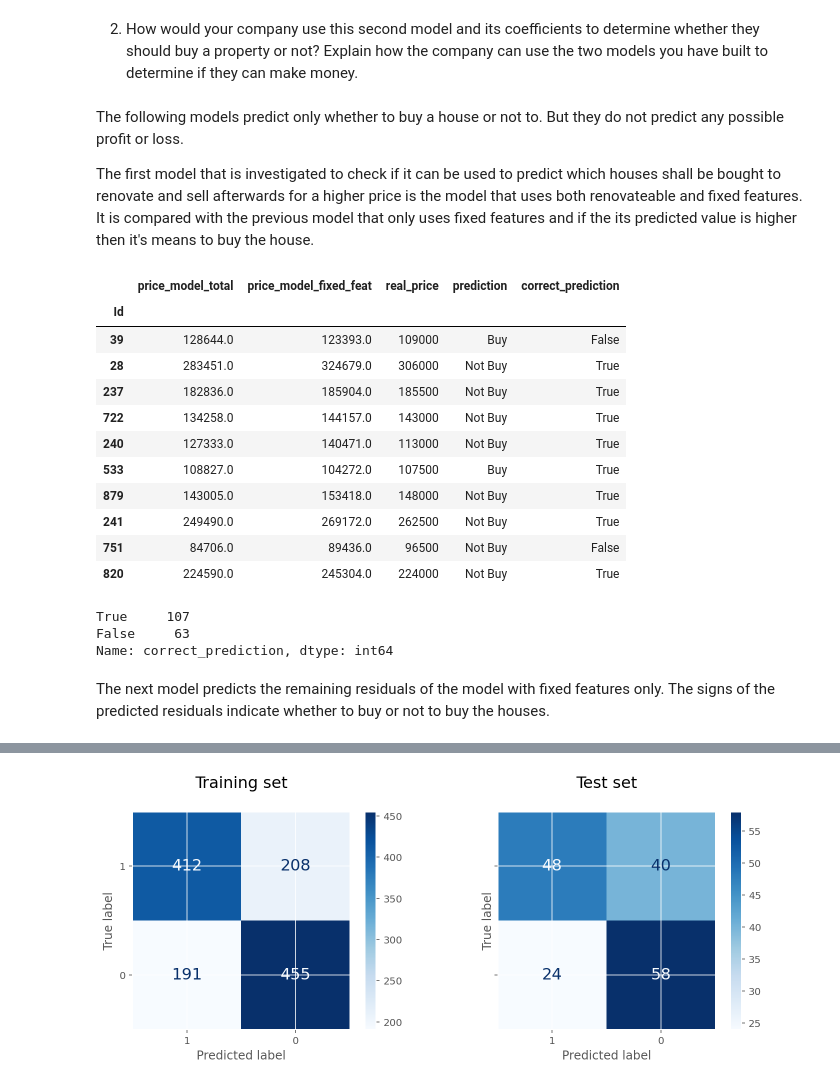
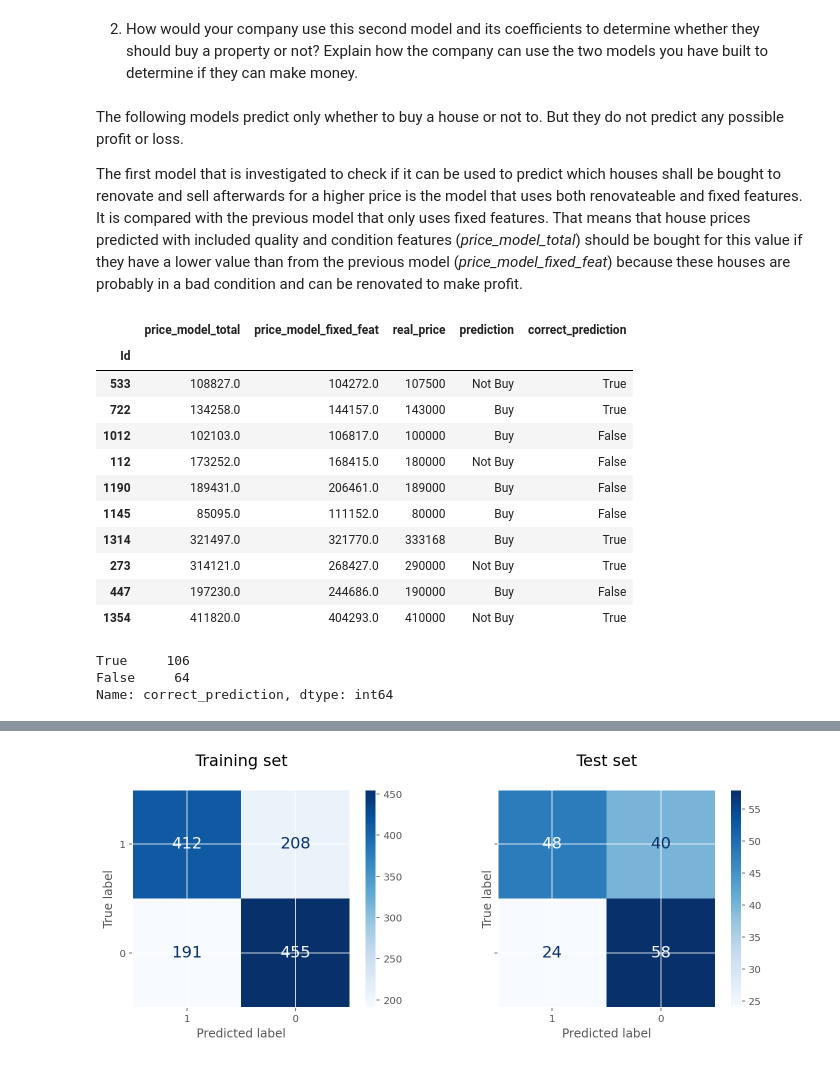
Before and after one commit to androi7/ds-mini-projects, a Jupyter notebook: House-Prices/House_Prices.ipynb, the cells around one changed output, grey strips where cells are left out. Saved outputs shown, nothing was run; the diff lists cells and outputs as text; code cells hidden in the pictures.

```diff
--- a/House-Prices/House_Prices.ipynb
+++ b/House-Prices/House_Prices.ipynb
@@ -1655,32 +1655,34 @@ cross_val_score(model_lr, X_test_renovate, y_test_renovate_cl, cv=5).mean()
 # %% [markdown]
 The following models predict only whether to buy a house or not to. But they do not predict any possible profit or loss.
 
-The first model that is investigated to check if it can be used to predict which houses shall be bought to renovate and sell afterwards for a higher price is the model that uses both renovateable and fixed features. It is compared with the previous model that only uses fixed features and if the its predicted value is higher then it's means to buy the house.
+The first model that is investigated to check if it can be used to predict which houses shall be bought to renovate and sell afterwards for a higher price is the model that uses both renovateable and fixed features. It is compared with the previous model that only uses fixed features. That means that house prices predicted with included quality and condition features (*price_model_total*) should be bought for this value if they have a lower value than from the previous model (*price_model_fixed_feat*) because these houses are probably in a bad condition and can be renovated to make profit.
 # %%
 model_1 = pd.DataFrame({'price_model_total': np.round(np.exp(model_ridge_cv.predict(X_test_all))),
                         'price_model_fixed_feat': np.round(model_grd_boosting.predict(X_test)),
                         'real_price': y_test,
-                        'prediction': np.where(np.exp(model_ridge_cv.predict(X_test_all)) > model_grd_boosting.predict(X_test), 'Buy', 'Not Buy')})
-model_1['correct_prediction'] = model_1.apply(lambda col: col[3] == 'Buy' and col[1] < col[2] or col[3] == 'Not Buy' and col[2] < col[1], axis=1)
+                        'prediction': np.where(np.exp(model_ridge_cv.predict(X_test_all)) < model_grd_boosting.predict(X_test), 'Buy', 'Not Buy')})  # exponential, because y values used log for training the model
+model_1['correct_prediction'] = model_1.apply(lambda col: col['prediction'] == 'Buy'
+                                                          and col['price_model_total'] < col['real_price']
+                                                          or col['prediction'] == 'Not Buy'
+                                                          and col['real_price'] < col['price_model_total'],
+                                              axis=1)
 model_1.sample(10)
 # %% [output]
 |  | price_model_total | price_model_fixed_feat | real_price | prediction | correct_prediction |
 | Id |  |  |  |  |  |
-| 39 | 128644.0 | 123393.0 | 109000 | Buy | False |
-| 28 | 283451.0 | 324679.0 | 306000 | Not Buy | True |
-| 237 | 182836.0 | 185904.0 | 185500 | Not Buy | True |
-| 722 | 134258.0 | 144157.0 | 143000 | Not Buy | True |
-| 240 | 127333.0 | 140471.0 | 113000 | Not Buy | True |
-| 533 | 108827.0 | 104272.0 | 107500 | Buy | True |
-| 879 | 143005.0 | 153418.0 | 148000 | Not Buy | True |
-| 241 | 249490.0 | 269172.0 | 262500 | Not Buy | True |
-| 751 | 84706.0 | 89436.0 | 96500 | Not Buy | False |
-| 820 | 224590.0 | 245304.0 | 224000 | Not Buy | True |
+| 533 | 108827.0 | 104272.0 | 107500 | Not Buy | True |
+| 722 | 134258.0 | 144157.0 | 143000 | Buy | True |
+| 1012 | 102103.0 | 106817.0 | 100000 | Buy | False |
+| 112 | 173252.0 | 168415.0 | 180000 | Not Buy | False |
+| 1190 | 189431.0 | 206461.0 | 189000 | Buy | False |
+| 1145 | 85095.0 | 111152.0 | 80000 | Buy | False |
+| 1314 | 321497.0 | 321770.0 | 333168 | Buy | True |
+| 273 | 314121.0 | 268427.0 | 290000 | Not Buy | True |
+| 447 | 197230.0 | 244686.0 | 190000 | Buy | False |
+| 1354 | 411820.0 | 404293.0 | 410000 | Not Buy | True |
 # %%
 model_1['correct_prediction'].value_counts()
 # %% [output]
-True     107
-False     63
+True     106
+False     64
 Name: correct_prediction, dtype: int64
-# %% [markdown]
-The next model predicts the remaining residuals of the model with fixed features only. The signs of the predicted residuals indicate whether to buy or not to buy the houses.
```
Also changed, not shown: parts of 20 cells of this notebook.
